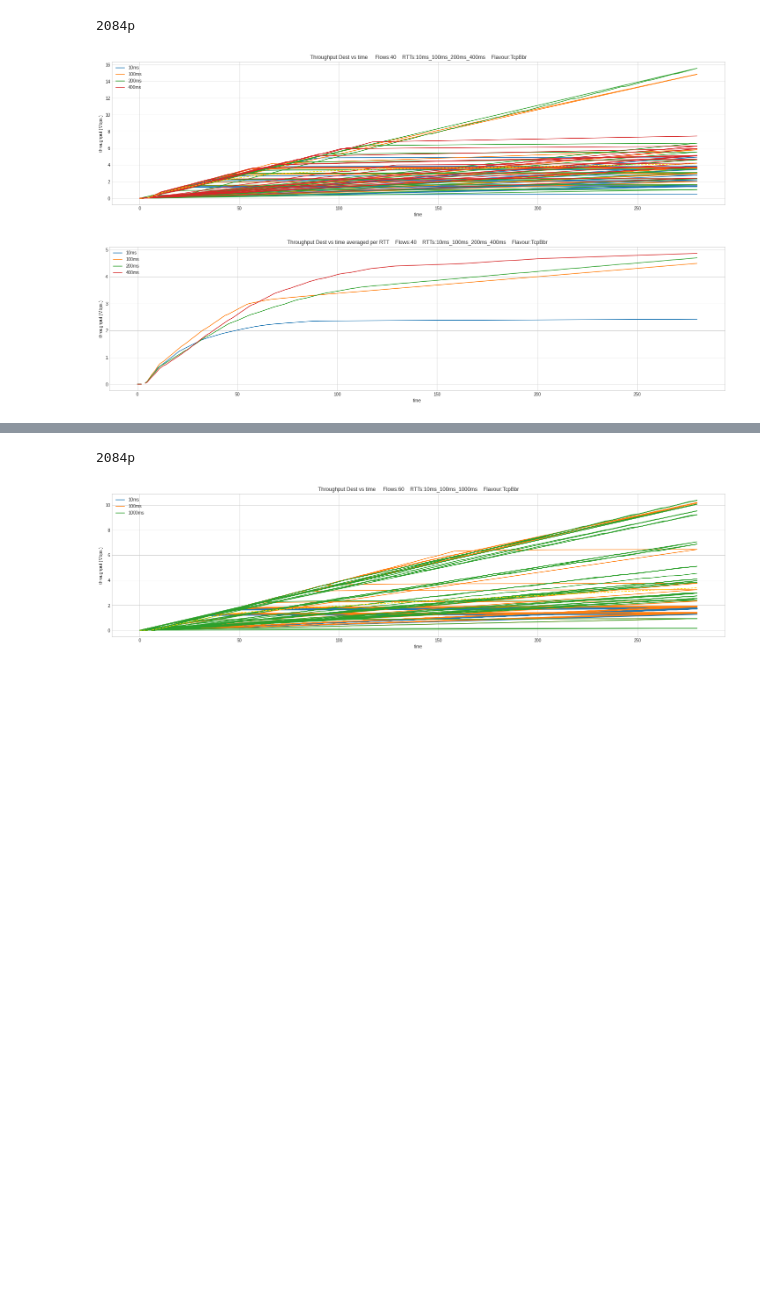
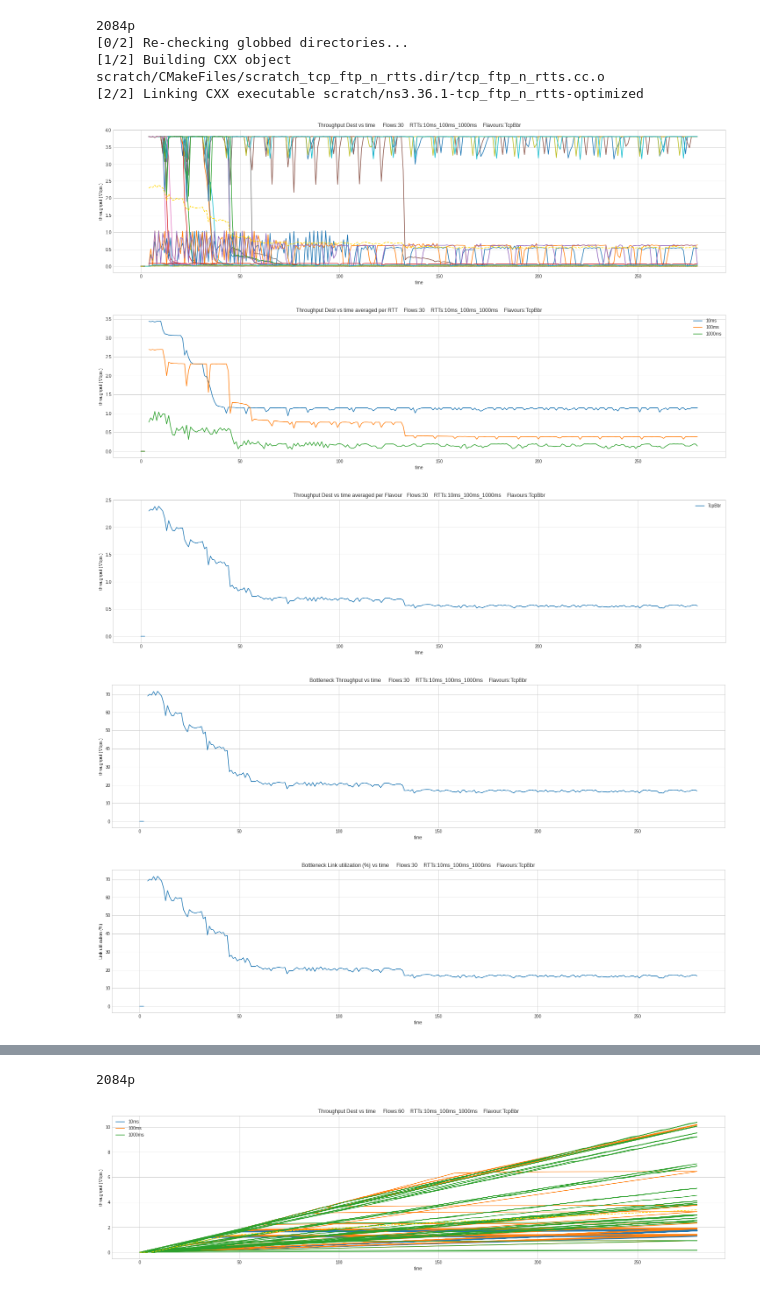
Before and after one commit to divyashk/TCP-BBR-ns3, a Jupyter notebook: dumbell-ns3/report_RTTs.ipynb, the cells around one changed output, grey strips where cells are left out. Cells and saved outputs as stored; diff of their text form; code cells hidden in the pictures; blank space fills up the shorter version.

Commit message:
Now using flow monitor to calculate bottleneck and destination throughput.

```diff
--- a/dumbell-ns3/report_RTTs.ipynb
+++ b/dumbell-ns3/report_RTTs.ipynb
@@ -401,7 +442,7 @@ def clean(flavor = "default" ,
           total_input_bandwidth = 2, bottleneck_bandwidth = 1, RTTs = 10, recvWindow = 50):
     os.system("rm -rf {}_{}_{}".format(flavor, noOfSource, RTTs));
 # %%
-def main(flavour = "TcpBbr" , time = 200 ,total_access_bandwidth = 120, bottleneck_bandwidth = 100,
+def main(Flavours = "TcpBbr" , time = 200 ,total_access_bandwidth = 120, bottleneck_bandwidth = 100,
          bottleneck_delay = 1 , RTTs = "10ms", packetSize = 1458, queueL = "5p", noOfSource = 2,
          rcvBuff = 1458*10000, sndBuff = 1458*10000, enableBottleneckTrace = 0, SRBuffers = "off", log_scale = 0, run_simul = "no", part = 0):
 
@@ -430,14 +471,14 @@ def main(flavour = "TcpBbr" , time = 200 ,total_access_bandwidth = 120, bottlene
      # lock.acquire();
      # Creating new directory structure to isolate 2 different processes and their output
      try:
-          if os.path.exists(f"/mnt/Store/Project-summer/runtime/{flavour}") == False:
-               os.mkdir( f"/mnt/Store/Project-summer/runtime/{flavour}")
+          if os.path.exists(f"/mnt/Store/Project-summer/runtime/{Flavours}") == False:
+               os.mkdir( f"/mnt/Store/Project-summer/runtime/{Flavours}")
 
-          if os.path.exists(f"/mnt/Store/Project-summer/runtime/{flavour}/{RTTs}") == False:
-               os.mkdir( f"/mnt/Store/Project-summer/runtime/{flavour}/{RTTs}")
+          if os.path.exists(f"/mnt/Store/Project-summer/runtime/{Flavours}/{RTTs}") == False:
+               os.mkdir( f"/mnt/Store/Project-summer/runtime/{Flavours}/{RTTs}")
 
-          if os.path.exists(f"/mnt/Store/Project-summer/runtime/{flavour}/{RTTs}/{noOfSource}") == False:
-               os.mkdir( f"/mnt/Store/Project-summer/runtime/{flavour}/{RTTs}/{noOfSource}")
+          if os.path.exists(f"/mnt/Store/Project-summer/runtime/{Flavours}/{RTTs}/{noOfSource}") == False:
+               os.mkdir( f"/mnt/Store/Project-summer/runtime/{Flavours}/{RTTs}/{noOfSource}")
      except OSError as exc:
           if exc.errno != errno.EEXIST:
                raise
@@ -449,7 +490,7 @@ def main(flavour = "TcpBbr" , time = 200 ,total_access_bandwidth = 120, bottlene
      #     os.system("rm -rf /mnt/Store/Project-summer/runtime/*")
 
      cmd = f'''./ns3 run \"scratch/tcp_ftp_n_rtts --nSources={noOfSource}
-     --flavour={flavour} --bottleneckBandwidth={bottleneck_bandwidth}
+     --Flavours={Flavours} --bottleneckBandwidth={bottleneck_bandwidth}
      --bottleneckDelay={bottleneck_delay} --accessBandwidth={access_link_bandwidth}
      --queueSize={queueL} --pktSize={packetSize}
      --simDuration={time} --enableBottleneckTrace={enableBottleneckTrace}
@@ -460,34 +501,39 @@ def main(flavour = "TcpBbr" , time = 200 ,total_access_bandwidth = 120, bottlene
      #print(cmd)
      if run_simul == "yes":
           os.system(cmd)
-     #plot_cwnd_vs_time(noOfSource, RTTs, flavour, log_scale = log_scale, part = part)
-     #plot_cwnd_vs_time_individual(noOfSource, RTTs, flavour, log_scale = log_scale, part = part)
-     #plot_qsize_vs_time(noOfSource, RTTs, flavour, queueL, log_scale = log_scale, part = part, total_time = time)
-     #plot_dropped_vs_time(noOfSource, RTTs, flavour, log_scale = log_scale, part = part, total_time = time)
-     plot_dest_throughput_vs_time_individual(noOfSource, RTTs, flavour, part = part)
-     plot_dest_throughput_vs_time_averaged_per_rtt(noOfSource, RTTs, flavour, part = part)
-     #plot_link_utilization_vs_time(noOfSource, RTTs, flavour, bottleneck_bandwidth, packetSize, log_scale = log_scale, part = part)
-     #plot_throughput_vs_time_individual(noOfSource, RTTs, flavour, part = part)
-     #plot_btl_utilization_vs_time_individual(noOfSource, RTTs, flavour, part = part)
-     #plot_btl_utilization_vs_time_individual(noOfSource, RTTs, flavour, part = 0)
+     # plot_cwnd_vs_time(noOfSource, RTTs, Flavours, log_scale = log_scale, part = part)
+     # plot_cwnd_vs_time_individual(noOfSource, RTTs, Flavours, log_scale = log_scale, part = part)
+     # plot_qsize_vs_time(noOfSource, RTTs, Flavours, queueL, log_scale = log_scale, part = part, total_time = time)
+     # plot_dropped_vs_time(noOfSource, RTTs, Flavours, log_scale = log_scale, part = part, total_time = time)
+     plot_dest_throughput_vs_time_individual(noOfSource, RTTs, Flavours, part = part)
+     plot_dest_throughput_vs_time_averaged_per_rtt(noOfSource, RTTs, Flavours, part = part)
+     plot_dest_throughput_vs_time_averaged_per_flavour(noOfSource, RTTs, Flavours, part = part)
+     plot_throughput_vs_time_individual(noOfSource, RTTs, Flavours, part = part)
+     plot_btl_utilization_vs_time_individual(noOfSource, RTTs, Flavours, part = part)
 # %%
 pktSize = 1400
 # SIM 1
-main(flavour = "TcpBbr",
+main(Flavours = "TcpBbr",
      time = 300,
-     noOfSource = 40,
+     noOfSource = 30,
      total_access_bandwidth = "120Mbps",
-     RTTs = "10ms_100ms_200ms_400ms",
+     RTTs = "10ms_100ms_1000ms",
      bottleneck_bandwidth = "100Mbps",
      bottleneck_delay = "1ms",
      packetSize = pktSize,
      queueL = "2084p",
      enableBottleneckTrace = 0,
      log_scale=0,
-     run_simul = "no",
+     run_simul = "yes",
      part = 0
      )
 # %% [output]
 2084p
+[0/2] Re-checking globbed directories...
+[1/2] Building CXX object scratch/CMakeFiles/scratch_tcp_ftp_n_rtts.dir/tcp_ftp_n_rtts.cc.o
+[2/2] Linking CXX executable scratch/ns3.36.1-tcp_ftp_n_rtts-optimized
-[figure, old version]
+[figure, new version]
-[figure, old version]
+[figure, new version]
+[figure, added]
+[figure, added]
+[figure, added]
```
Also changed, not shown: parts of 10 cells of this notebook, 1 other file.
